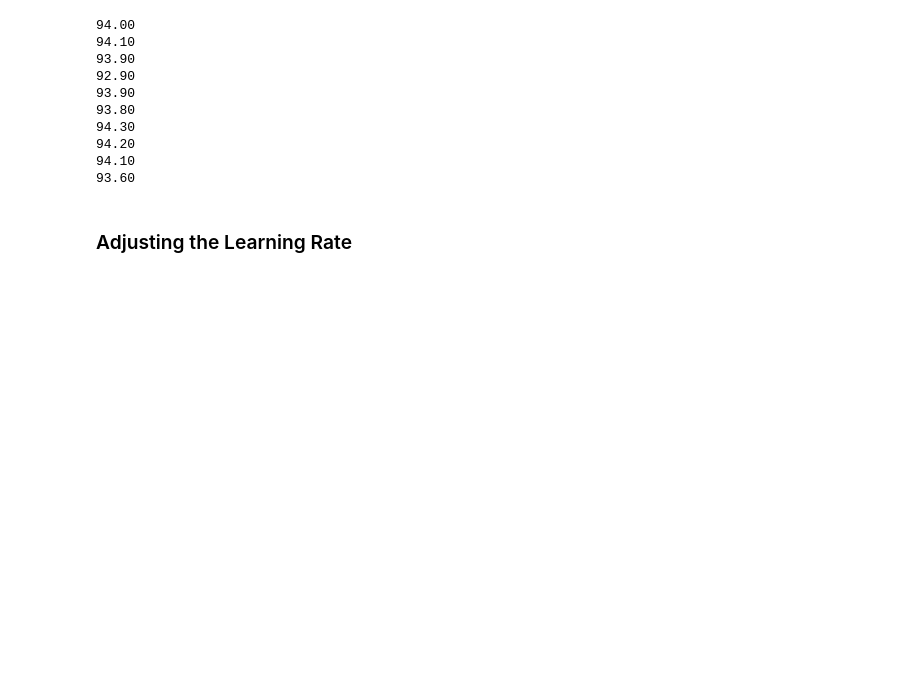
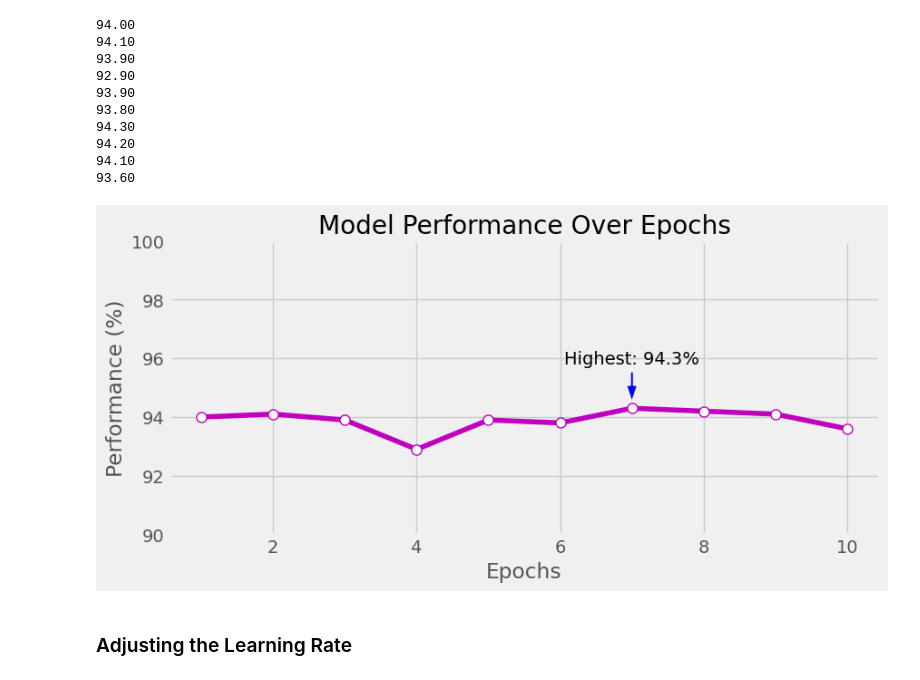
Before and after one commit to mitano-17/Let-s-Build-A-Neural-Network, a Jupyter notebook: my_neural_network.ipynb, the cells around one changed output. Saved outputs shown, nothing was run; the diff lists cells and outputs as text; code cells hidden in the pictures; blank space fills up the shorter version.

```diff
--- a/my_neural_network.ipynb
+++ b/my_neural_network.ipynb
@@ -1057,6 +1057,39 @@ for p in ePerformance:
 94.20
 94.10
 93.60
+# %%
+# data for plotting
+x = [1, 2, 3, 4, 5, 6, 7, 8, 9, 10]
+y = [94.00, 94.10, 93.90, 92.90, 93.90, 93.80, 94.30, 94.20, 94.10, 93.60]
+
+plt.figure(figsize=(9,4))
+
+plt.plot(x, y, marker='o', linestyle='-', color = 'm', markersize = 8, markerfacecolor = 'w')
+plt.style.use("fivethirtyeight")
+
+plt.ylim(90, 100)
+
+# get highest value
+max_val = max(y)
+max_index = y.index(max_val)
+max_x = x[max_index]
+
+# highlight best value
+plt.annotate(
+    f'Highest: {max_val}%',
+    xy=(max_x, max_val + 0.2),
+    xytext=(max_x, max_val + 1.5),
+    arrowprops=dict(facecolor='b', shrink=0.05, width=2, headwidth=8),
+    ha='center'
+)
+
+plt.xlabel("Epochs")
+plt.ylabel("Performance (%)")
+plt.title("Model Performance Over Epochs")
+
+plt.show()
+# %% [output]
+[figure, added]
 # %% [markdown]
 <h3>Adjusting the Learning Rate</h3>
 # %%
```
Also changed, not shown: parts of 12 cells of this notebook.
